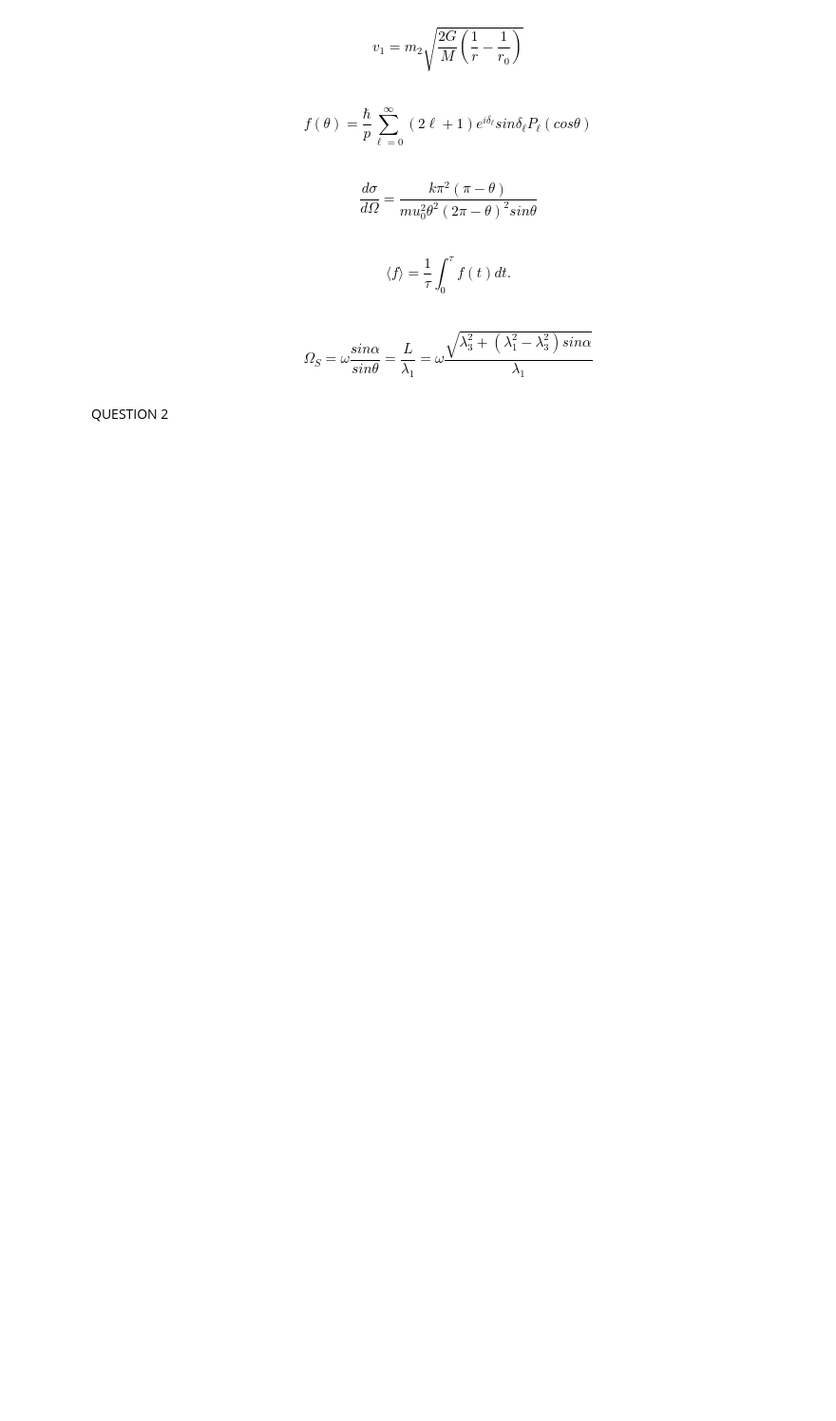
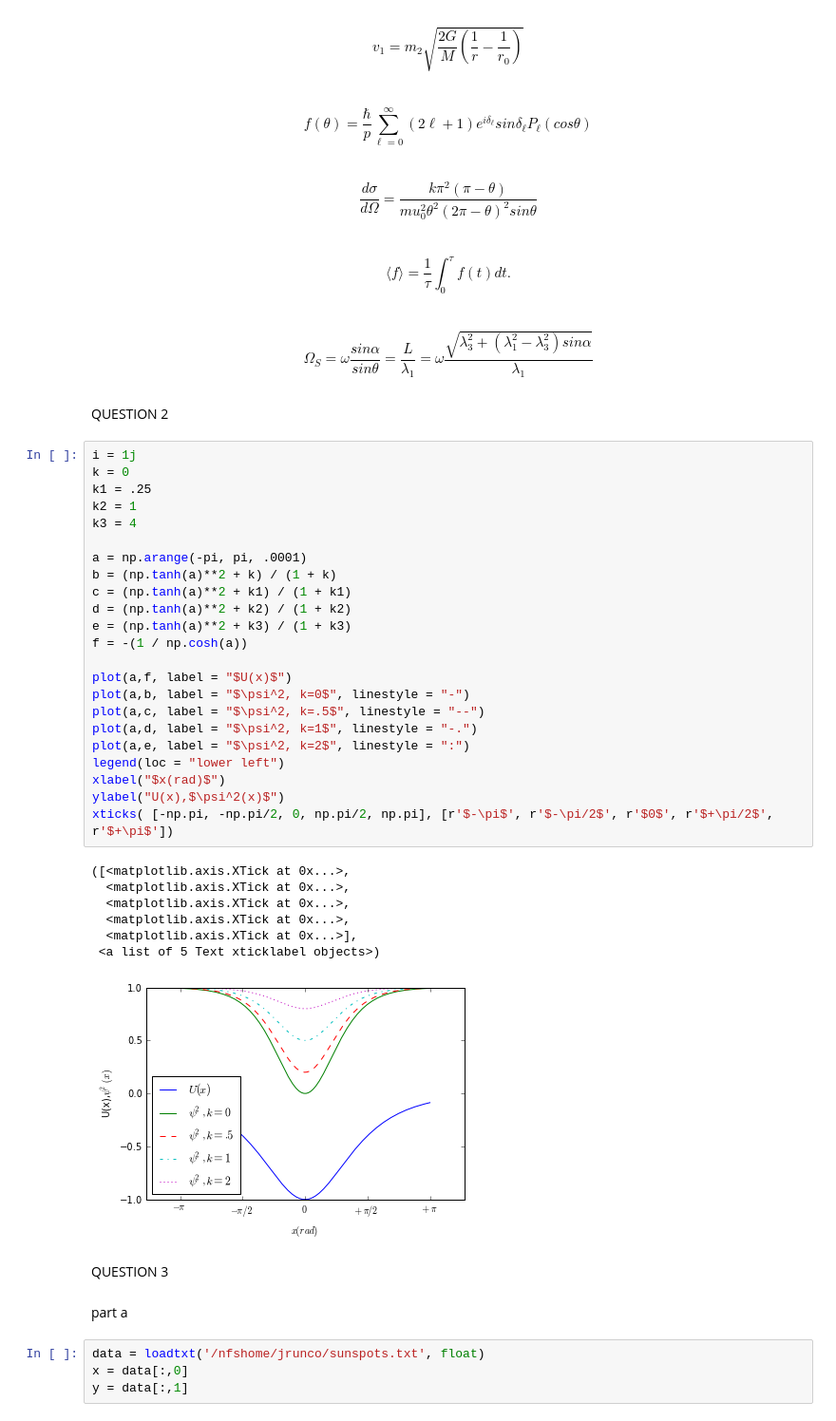
Before and after one commit to jruncoPHYS202/PHYS202-S13, a Jupyter notebook: week3/GraphicsEx2.ipynb, the cells around one changed output. Shown at 95% size. Cells and saved outputs as stored; diff of their text form; blank space fills up the shorter version.

Commit message:
add graphicsex2

```diff
--- a/week3/GraphicsEx2.ipynb
+++ b/week3/GraphicsEx2.ipynb
@@ -31,3 +31,42 @@ f(\theta) = \frac{\hbar}{p}\sum\limits_{\ell=0}^\infty (2\ell + 1)e^{i\delta_\el
 \end{equation}
 # %% [markdown]
 QUESTION 2
+# %%
+i = 1j
+k = 0
+k1 = .25
+k2 = 1
+k3 = 4
+
+a = np.arange(-pi, pi, .0001)
+b = (np.tanh(a)**2 + k) / (1 + k)
+c = (np.tanh(a)**2 + k1) / (1 + k1)
+d = (np.tanh(a)**2 + k2) / (1 + k2)
+e = (np.tanh(a)**2 + k3) / (1 + k3)
+f = -(1 / np.cosh(a))
+
+plot(a,f, label = "$U(x)$")
+plot(a,b, label = "$\psi^2, k=0$", linestyle = "-")
+plot(a,c, label = "$\psi^2, k=.5$", linestyle = "--")
+plot(a,d, label = "$\psi^2, k=1$", linestyle = "-.")
+plot(a,e, label = "$\psi^2, k=2$", linestyle = ":")
+legend(loc = "lower left")
+xlabel("$x(rad)$")
+ylabel("U(x),$\psi^2(x)$")
+xticks( [-np.pi, -np.pi/2, 0, np.pi/2, np.pi], [r'$-\pi$', r'$-\pi/2$', r'$0$', r'$+\pi/2$', r'$+\pi$'])
+# %% [output]
+([<matplotlib.axis.XTick at 0x...>,
+  <matplotlib.axis.XTick at 0x...>,
+  <matplotlib.axis.XTick at 0x...>,
+  <matplotlib.axis.XTick at 0x...>,
+  <matplotlib.axis.XTick at 0x...>],
+ <a list of 5 Text xticklabel objects>)
+[figure, added]
+# %% [markdown]
+QUESTION 3
+# %% [markdown]
+part a
+# %%
+data = loadtxt('/nfshome/jrunco/sunspots.txt', float)
+x = data[:,0]
+y = data[:,1]
```
Also changed, not shown: parts of 11 cells of this notebook.
